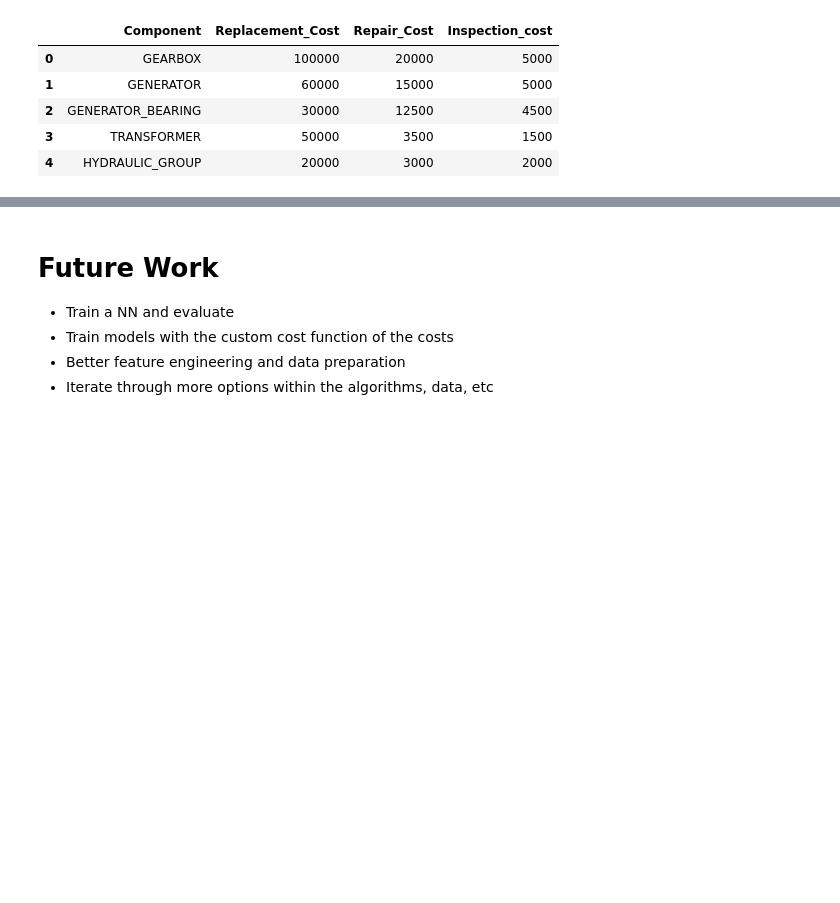
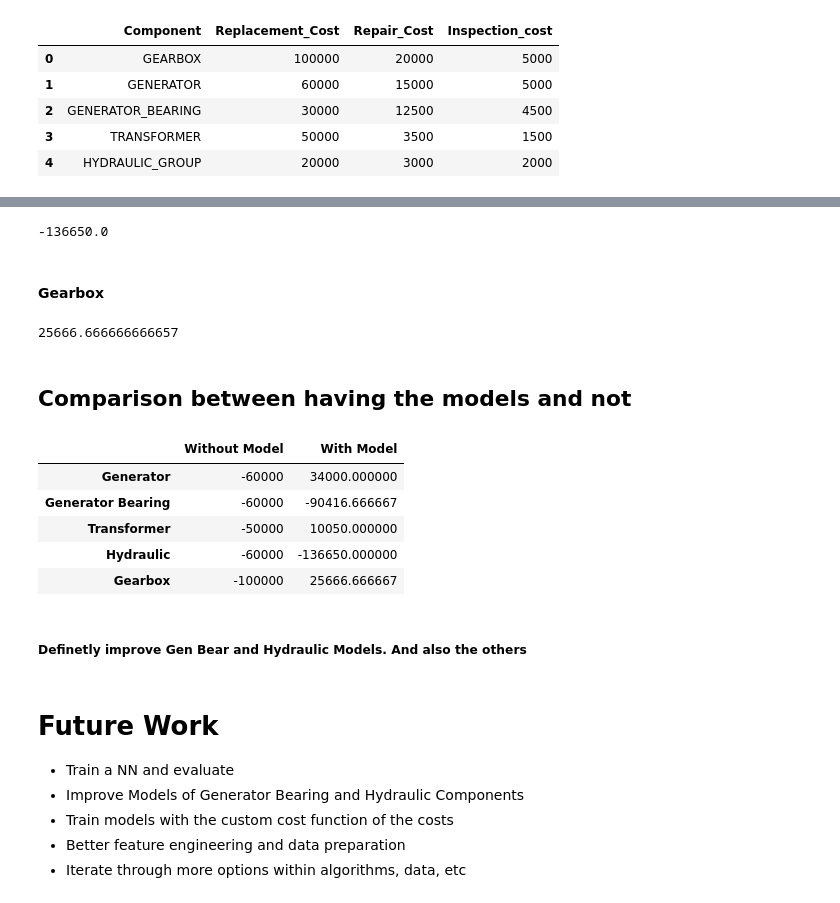
Before and after one commit to GGC17/htw, a Jupyter notebook: notebooks/model_bin_class.ipynb, the cells around one changed output, grey strips where cells are left out. Cells and saved outputs as stored; diff of their text form; code cells hidden in the pictures; blank space fills up the shorter version.

Commit message:
Final, need improvements

```diff
--- a/notebooks/model_bin_class.ipynb
+++ b/notebooks/model_bin_class.ipynb
@@ -1737,6 +1904,56 @@ temp
+# %%
+hyd_costs = threshold(hydraulic_test, pred_gbc_hyd, 0.3)
+hyd_costs = pos_neg(hyd_costs)
+hyd_savings = mat_cost(hyd_costs, 'Hydraulic')
+hyd_savings
+# %% [output]
+-136650.0
+# %% [markdown]
+#### Gearbox
+# %%
+gear_costs = threshold(gearbox_test, pred_abc_gear_2, 0.52)
+gear_costs = pos_neg(gear_costs)
+gear_savings = mat_cost(gear_costs, 'Gearbox')
+gear_savings
+# %% [output]
+25666.666666666657
+# %% [markdown]
+## Comparison between having the models and not
+# %%
+# Failures in test period
+generator_wm = 1
+gen_bear_wm = 2
+transf_wm = 1
+hyd_wm = 3
+gearbox_wm = 1
+# %%
+gen_cost_wm = - generator_wm * df_costs.loc[1, 'Replacement_Cost']
+gen_bear_cost_wm = - gen_bear_wm * df_costs.loc[2, 'Replacement_Cost']
+transf_cost_wm = - transf_wm * df_costs.loc[3, 'Replacement_Cost']
+hyd_cost_wm = - hyd_wm * df_costs.loc[4, 'Replacement_Cost']
+gearbox_cost_wm = - gearbox_wm * df_costs.loc[0, 'Replacement_Cost']
+# %%
+r = {
+        "Without Model": pd.Series([gen_cost_wm, gen_bear_cost_wm, transf_cost_wm, hyd_cost_wm, gearbox_cost_wm],
+                                   index=["Generator", "Generator Bearing", "Transformer", "Hydraulic", "Gearbox"]),
+        "With Model": pd.Series([generator_savings, gen_bear_savings, transf_savings, hyd_savings, gear_savings],
+                                index=["Generator", "Generator Bearing", "Transformer", "Hydraulic", "Gearbox"])
+   }
+resume = pd.DataFrame(r)
+resume
+# %% [output]
+|  | Without Model | With Model |
+| Generator | -60000 | 34000.000000 |
+| Generator Bearing | -60000 | -90416.666667 |
+| Transformer | -50000 | 10050.000000 |
+| Hydraulic | -60000 | -136650.000000 |
+| Gearbox | -100000 | 25666.666667 |
+# %% [markdown]
+##### Definetly improve Gen Bear and Hydraulic Models. And also the others
 # %% [markdown]
 # Future Work
 - Train a NN and evaluate
+- Improve Models of Generator Bearing and Hydraulic Components
 - Train models with the custom cost function of the costs
 - Better feature engineering and data preparation
-- Iterate through more options within the algorithms, data, etc
+- Iterate through more options within algorithms, data, etc
```
Also changed, not shown: parts of 15 cells of this notebook.
